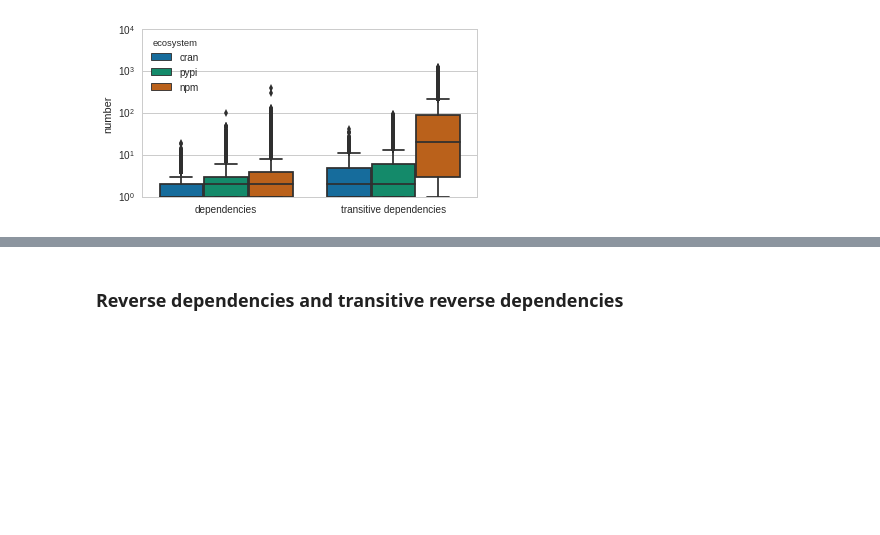
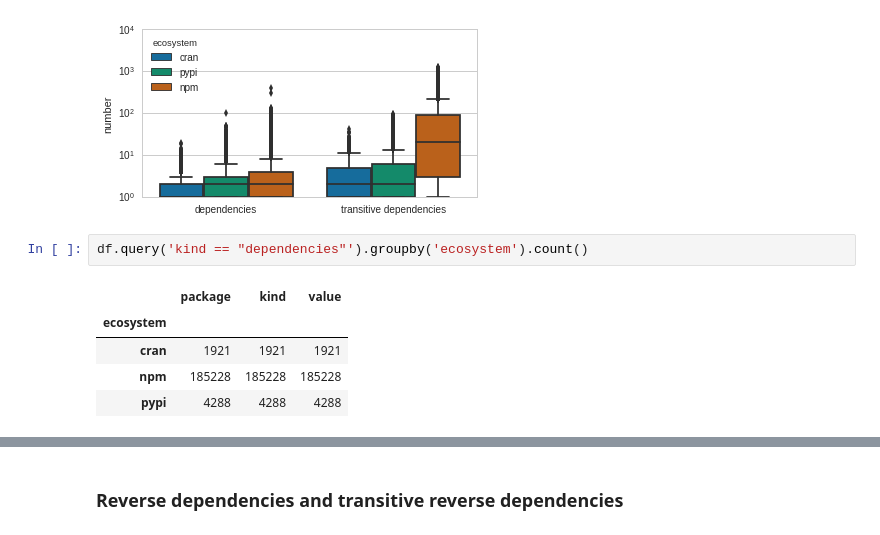
Before and after one commit to maelick/ecos-analysis, a Jupyter notebook: WEA2016-ecos/notebook/Ecosystem graphs.ipynb, the cells around one changed output, grey strips where cells are left out. Cells and saved outputs as stored; diff of their text form; blank space fills up the shorter version.

```diff
--- a/WEA2016-ecos/notebook/Ecosystem graphs.ipynb
+++ b/WEA2016-ecos/notebook/Ecosystem graphs.ipynb
@@ -398,3 +388,11 @@ if SHOW_TITLE:
 savefig(ax.figure, 'deps_distribution')
 # %% [output]
 [figure]
+# %%
+df.query('kind == "dependencies"').groupby('ecosystem').count()
+# %% [output]
+|  | package | kind | value |
+| ecosystem |  |  |  |
+| cran | 1921 | 1921 | 1921 |
+| npm | 185228 | 185228 | 185228 |
+| pypi | 4288 | 4288 | 4288 |
```
Also changed, not shown: parts of 4 cells of this notebook.
